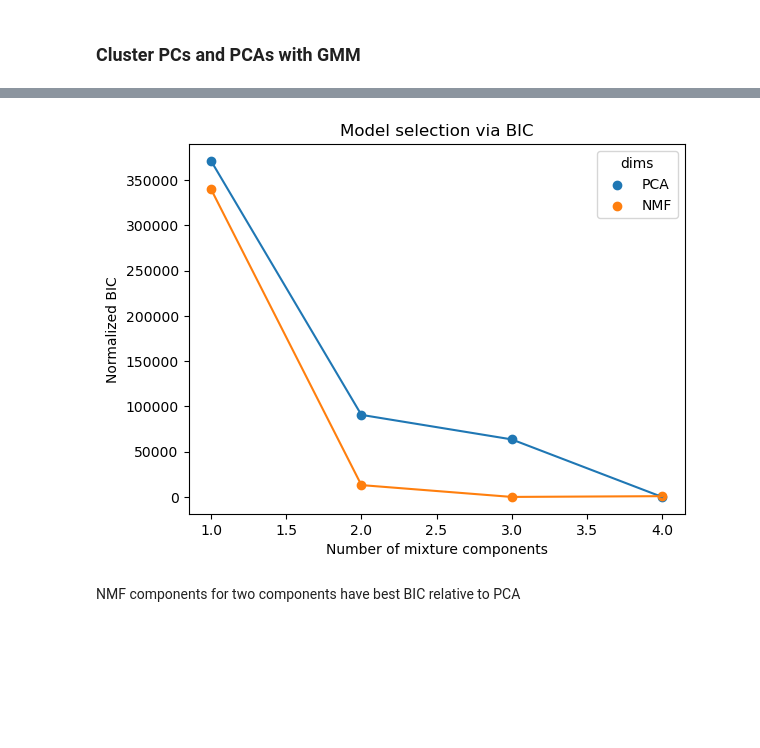
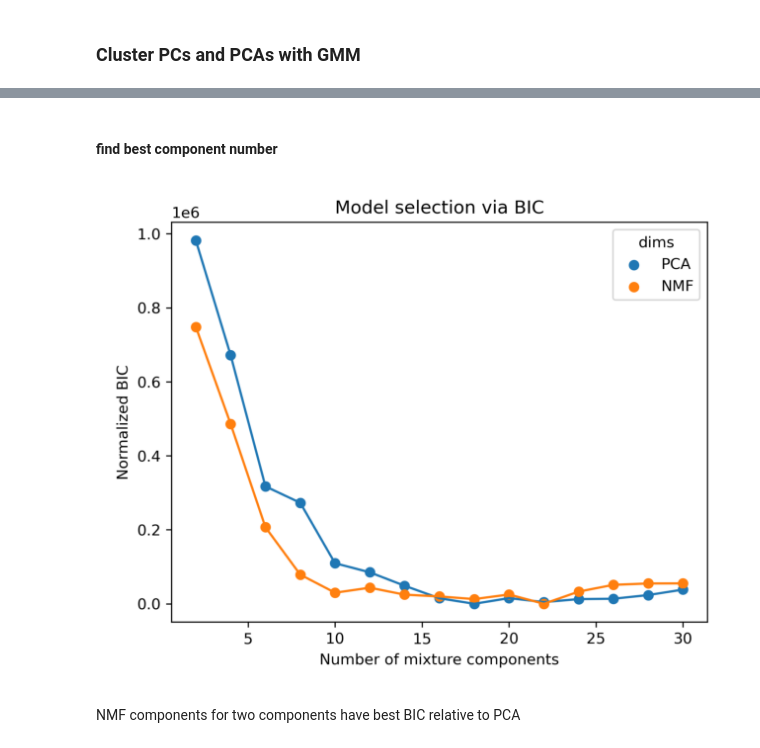
Before and after one commit to canderson318/assignment-03, a Jupyter notebook: src/004-clustering.ipynb, the cells around one changed output, grey strips where cells are left out. Drawn from its saved outputs; the diff is of its cells as text; code cells hidden in the pictures; blank space fills up the shorter version.

```diff
--- a/src/004-clustering.ipynb
+++ b/src/004-clustering.ipynb
@@ -58,30 +84,42 @@ plt.tight_layout()
+# %% [markdown]
+#### find best component number
 # %%
-# find best component number
-dims = ['PCA','NMF']
-for dim in dims:
-    res = []
-    for i in range(1, 5):
-        gmm = GaussianMixture(n_components=i, random_state=0)
-        gmm.fit(dat_dict['rDims'][dim]['scores'])
-        BIC = gmm.bic(dat_dict['rDims'][dim]['scores'])
-        res.append({"i": i, "BIC": BIC})
 
-    res = pd.DataFrame(res)
-    res['BIC'] = res['BIC'] - res['BIC'].min()
+if False:
+    for dim in ['PCA','NMF']:
+        res = []
+        for i in range(2, 32,2):
+            gmm = GaussianMixture(n_components=i, random_state=0)
+            gmm.fit(dat_dict['rDims'][dim]['scores'])
+            BIC = gmm.bic(dat_dict['rDims'][dim]['scores'])
+            res.append({"i": i, "BIC": BIC})
 
-    # res['BIC'] = res['BIC'] / res['BIC'].sum()
+        res = pd.DataFrame(res)
+        res['BIC'] = res['BIC'] - res['BIC'].min()
 
-    plt.scatter(res.iloc[:,0], res.iloc[:,1], label = dim)
-    # connect points with a line
-    plt.plot(res['i'], res['BIC'])
+        plt.scatter(res['i'], res['BIC'], label = dim)
+        # connect points with a line
+        plt.plot(res['i'], res['BIC'])
 
-plt.legend(title="dims")
-plt.xlabel("Number of mixture components")
-plt.ylabel("Normalized BIC")
-plt.title("Model selection via BIC")
-plt.show()
+    plt.legend(title="dims")
+    plt.xlabel("Number of mixture components")
+    plt.ylabel("Normalized BIC")
+    plt.title("Model selection via BIC")
+
+    # SAVE
+    plt.savefig("results/dims-gmm-bics.png", dpi=300, bbox_inches="tight")
+
+    plt.show()
+    plt.close()
+
+else:
+    p = mpimg.imread("results/dims-gmm-bics.png")
+    plt.figure(figsize=(8, 8))
+    plt.imshow(p)
+    plt.axis("off")
+    plt.show()
 # %% [output]
-[figure, old version]
+[figure, new version]
 # %% [markdown]
 
 NMF components for two components have best BIC relative to PCA
```
Also changed, not shown: parts of 8 cells of this notebook, 17 other files.
